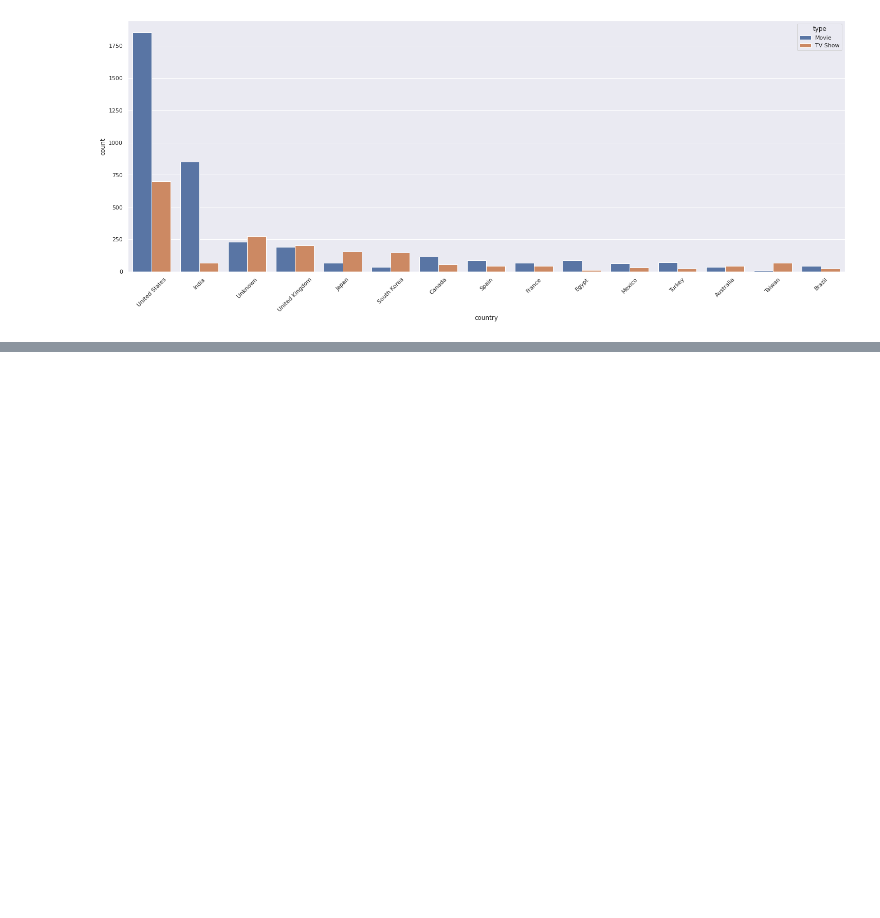
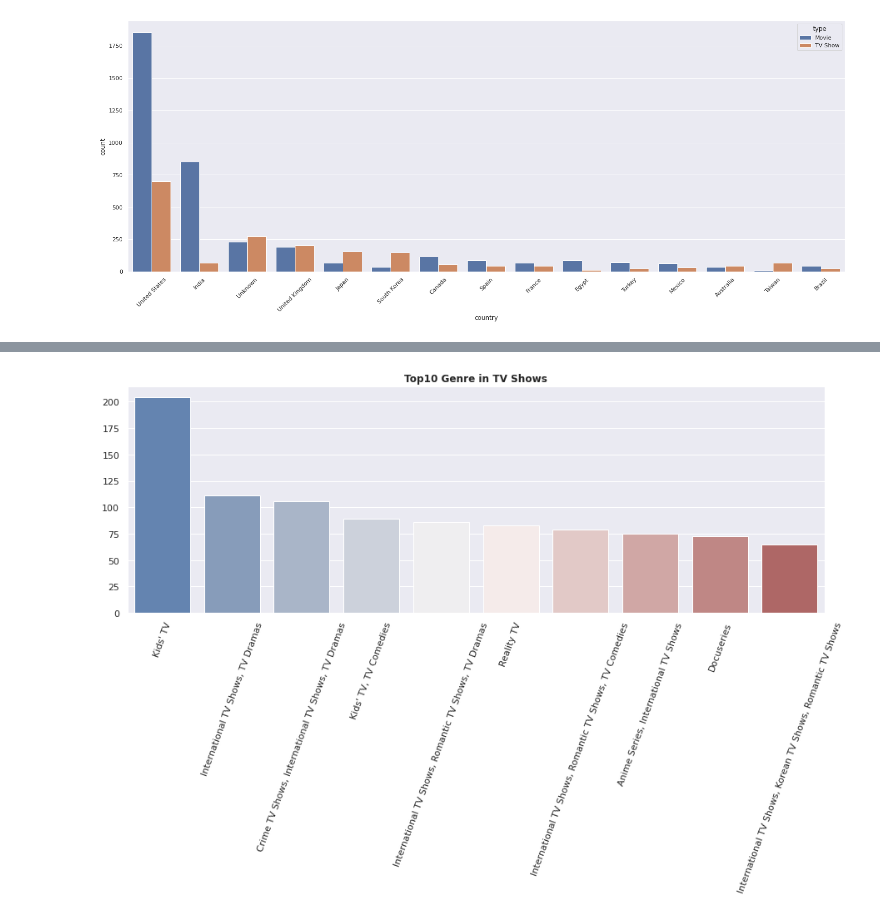
Before and after one commit to spandit98/Netflix-Movies-and-TV-Shows-Clustering, a Jupyter notebook: NETFLIX_MOVIES_AND_TV_SHOWS_CLUSTERING_Soumyadeep.ipynb, the cells around one changed output, grey strips where cells are left out. Drawn from its saved outputs; the diff is of its cells as text; code cells hidden in the pictures; blank space fills up the shorter version.

```diff
--- a/NETFLIX_MOVIES_AND_TV_SHOWS_CLUSTERING_Soumyadeep.ipynb
+++ b/NETFLIX_MOVIES_AND_TV_SHOWS_CLUSTERING_Soumyadeep.ipynb
@@ -376,0 +386,9 @@ plt.show()
+# %%
+plt.figure(figsize=(15,5))
+sns.barplot(x = df_tv["listed_in"].value_counts().head(10).index,
+            y = df_tv["listed_in"].value_counts().head(10).values,palette="vlag")
+plt.xticks(rotation=70)
+plt.title("Top10 Genre in TV Shows",fontweight="bold")
+plt.show()
+# %% [output]
+[figure, added]
```
Also changed, not shown: parts of 16 cells of this notebook.
